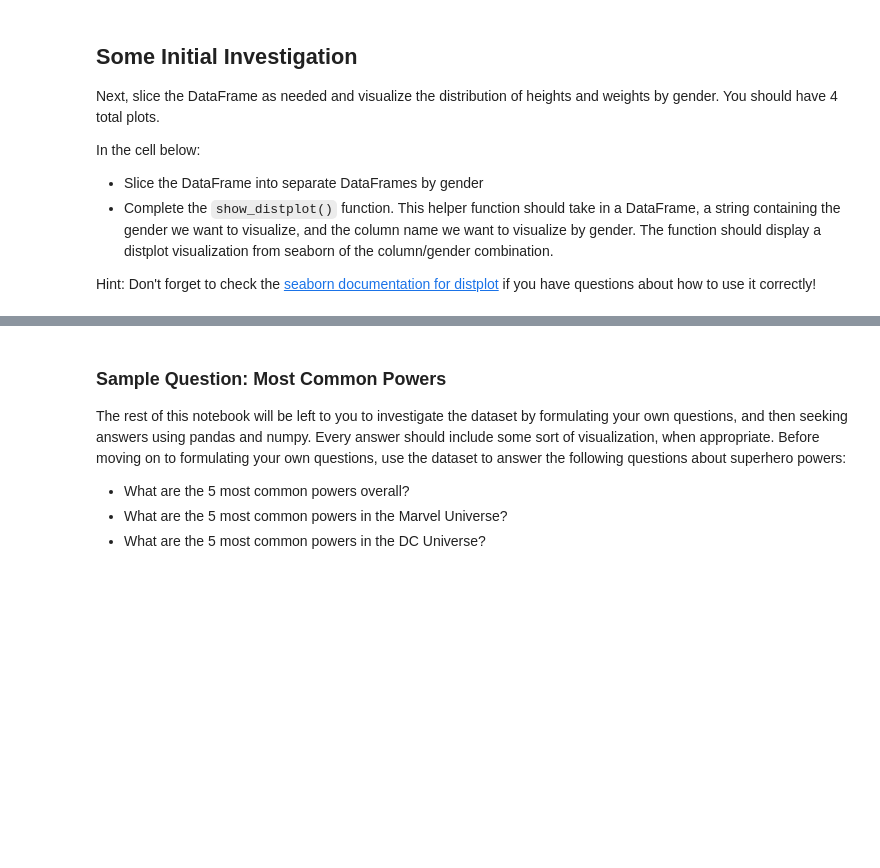
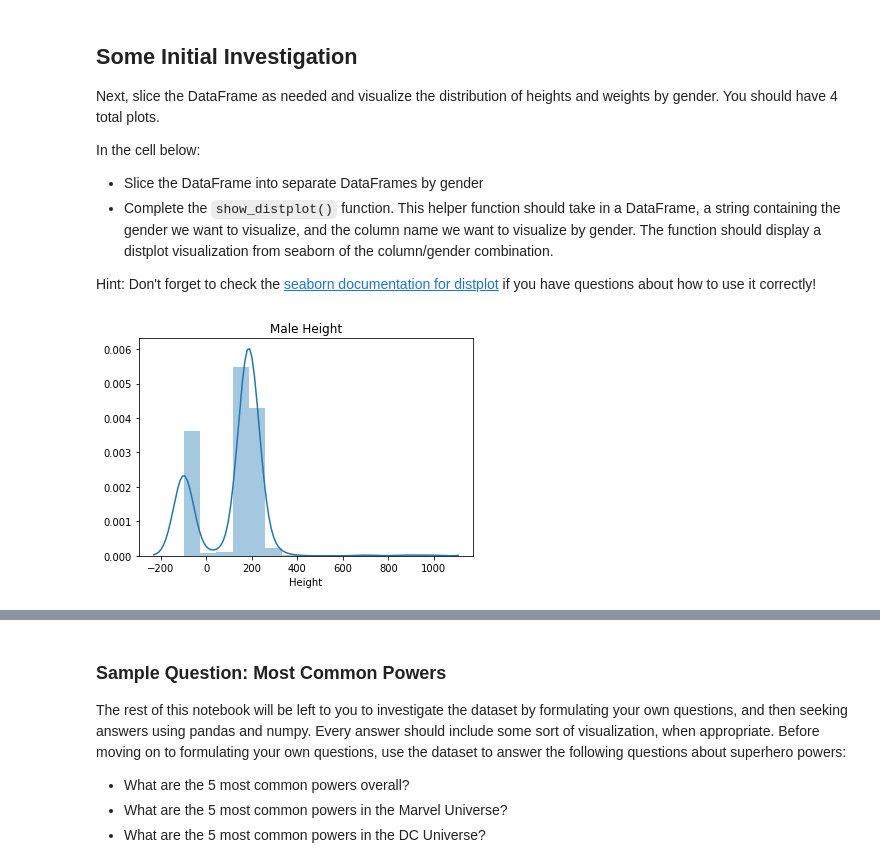
Before and after one commit to timothywlim/dsc-data-cleaning-project-online-ds-sp-000, a Jupyter notebook: index.ipynb, the cells around one changed output, grey strips where cells are left out. Saved outputs shown, nothing was run; the diff lists cells and outputs as text; code cells hidden in the pictures; blank space fills up the shorter version.

```diff
--- a/index.ipynb
+++ b/index.ipynb
@@ -353,4 +391,11 @@ def show_distplot(dataframe, gender, column_name):
+# %%
+def show_distplot(dataframe, gender, column_name):
+    sns.distplot(dataframe[column_name])
+    plt.title(f'{gender} {column_name}')
 # %%
 # Male Height
+show_distplot(df_male, 'Male','Height')
+# %% [output]
+[figure, added]
 # %%
 # Male Weight
```
Also changed, not shown: parts of 10 cells of this notebook.
